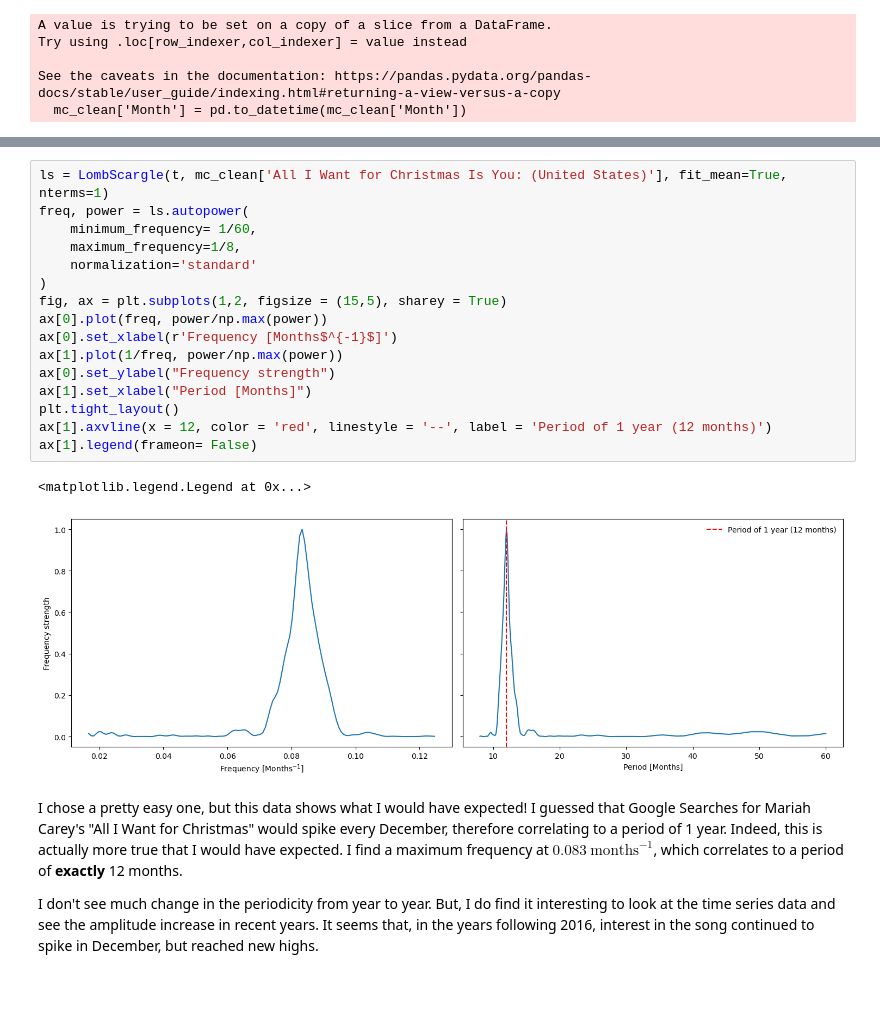
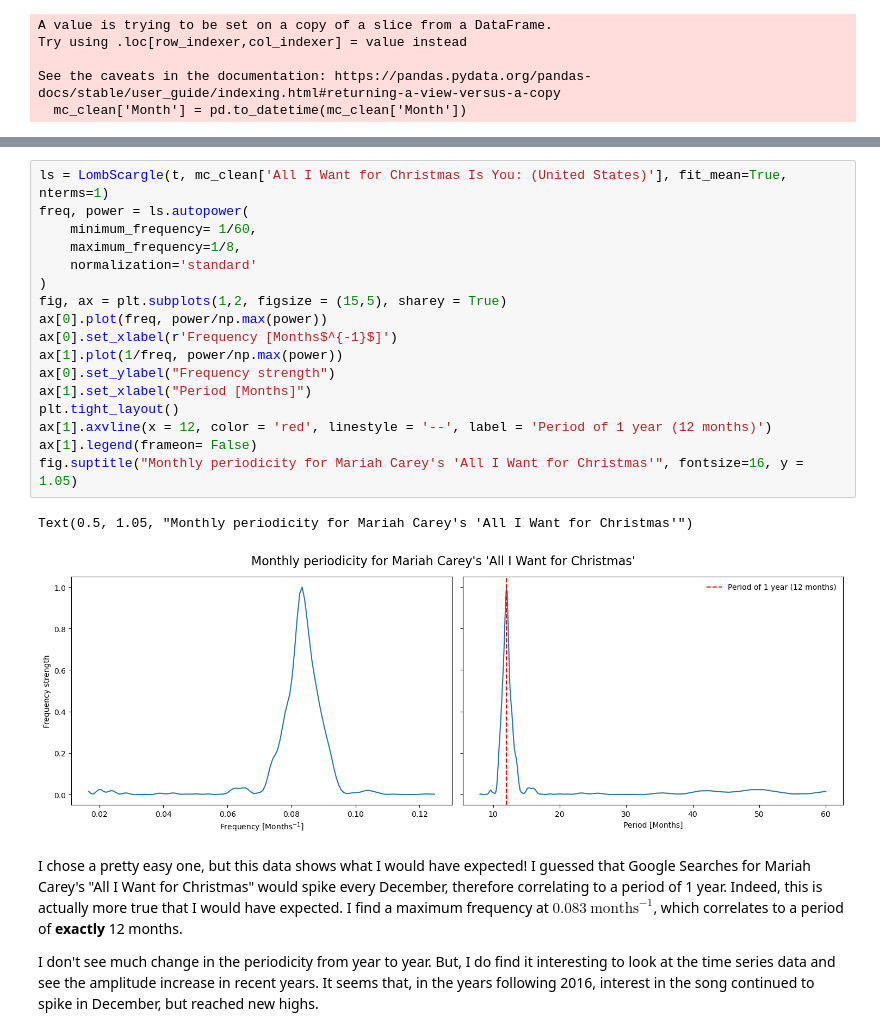
Before and after one commit to cassiemetzger/dartmouth_a74, a Jupyter notebook: CP_fourier.ipynb, the cells around one changed output, grey strips where cells are left out. Cells and saved outputs as stored; diff of their text form; blank space fills up the shorter version.

```diff
--- a/CP_fourier.ipynb
+++ b/CP_fourier.ipynb
@@ -293,22 +299,23 @@ Text(0, 0.5, 'Interest')
 # %%
 ls = LombScargle(t, mc_clean['All I Want for Christmas Is You: (United States)'], fit_mean=True, nterms=1)
 freq, power = ls.autopower(
     minimum_frequency= 1/60,
     maximum_frequency=1/8,
     normalization='standard'
 )
 fig, ax = plt.subplots(1,2, figsize = (15,5), sharey = True)
 ax[0].plot(freq, power/np.max(power))
 ax[0].set_xlabel(r'Frequency [Months$^{-1}$]')
 ax[1].plot(1/freq, power/np.max(power))
 ax[0].set_ylabel("Frequency strength")
 ax[1].set_xlabel("Period [Months]")
 plt.tight_layout()
 ax[1].axvline(x = 12, color = 'red', linestyle = '--', label = 'Period of 1 year (12 months)')
 ax[1].legend(frameon= False)
+fig.suptitle("Monthly periodicity for Mariah Carey's 'All I Want for Christmas'", fontsize=16, y = 1.05)
 # %% [output]
-<matplotlib.legend.Legend at 0x...>
+Text(0.5, 1.05, "Monthly periodicity for Mariah Carey's 'All I Want for Christmas'")
-[figure, old version]
+[figure, new version]
 # %% [markdown]
 I chose a pretty easy one, but this data shows what I would have expected! I guessed that Google Searches for Mariah Carey's "All I Want for Christmas" would spike every December, therefore correlating to a period of 1 year. Indeed, this is actually more true that I would have expected. I find a maximum frequency at $0.083~\text{months}^{-1}$, which correlates to a period of **exactly** 12 months.
 
```
Also changed, not shown: parts of 8 cells of this notebook.
